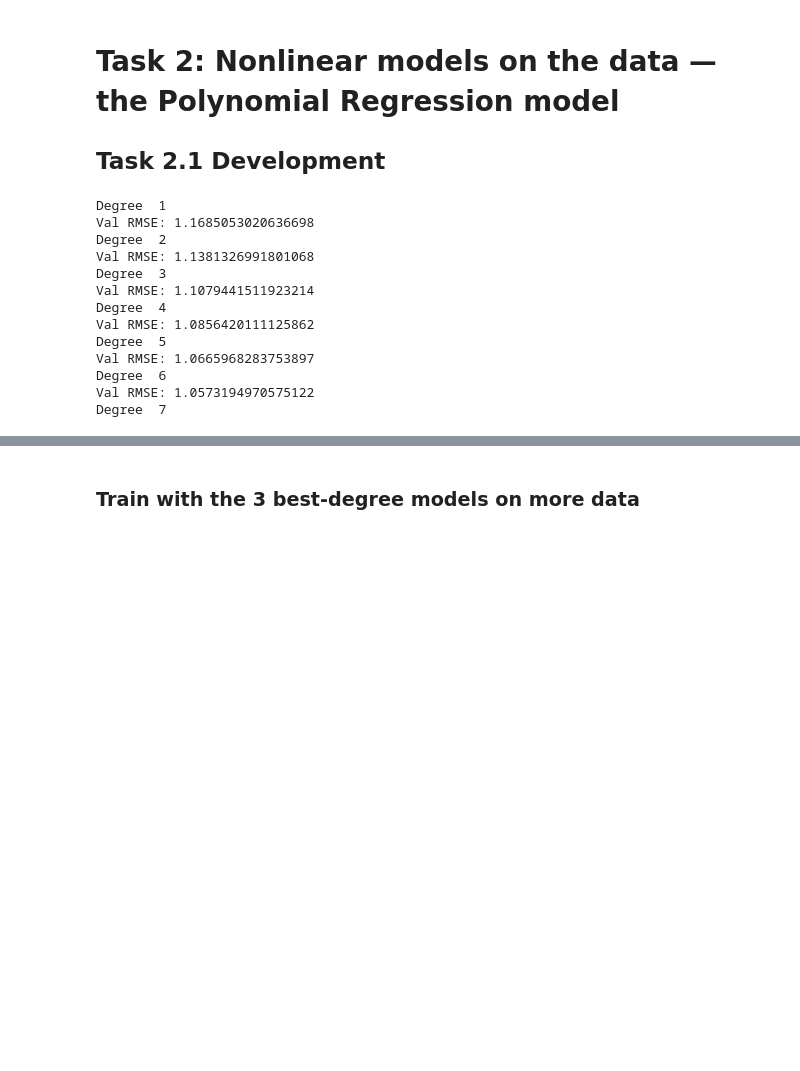
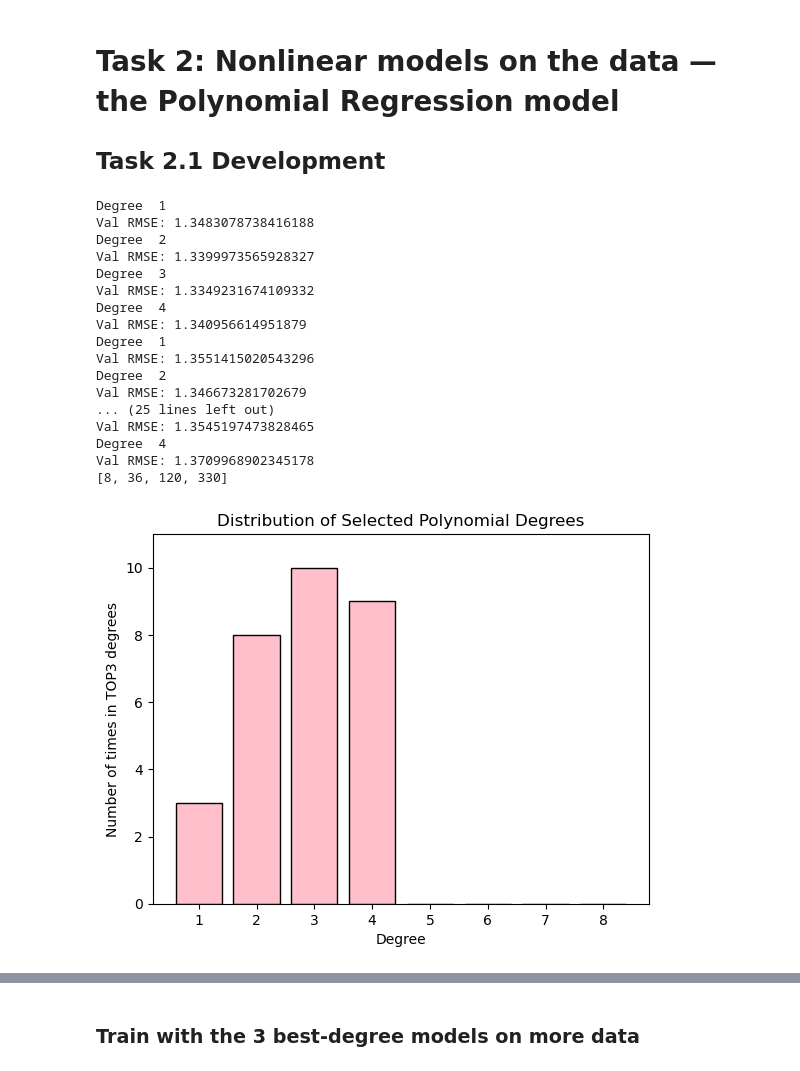
Before and after one commit to AgnJed/ML_the_3-body_problem, a Jupyter notebook: machine-learning-nova-1.ipynb, the cells around one changed output, grey strips where cells are left out. Cells and saved outputs as stored; diff of their text form; code cells hidden in the pictures; blank space fills up the shorter version.

```diff
--- a/machine-learning-nova-1.ipynb
+++ b/machine-learning-nova-1.ipynb
@@ -359,14 +359,14 @@ def validate_poly_regression(X_train, y_train, X_val, y_val, regressor=None, deg
 
     return train_scores, validation_scores, best_rsmes, best_degrees, n_features_list
 # %%
-degrees=range(1,9)
+degrees=range(1,5)
 degree_scores = {d: {'train_scores': [], 'test_scores': []} for d in degrees}
 best_rsmes = []
 best_degrees = []
 
-for _ in range(10):
+for _ in range(5):
 
-    sample_train_set = train_set.sample(frac=0.01)
+    sample_train_set = train_set.sample(frac=0.0001)
     sample_input_train = sample_train_set[["t","x_1_init", "y_1_init", "x_2_init", "y_2_init", "x_3_init", "y_3_init"]]
     sample_output_train = sample_train_set[["x_1", "y_1", "x_2", "y_2", "x_3", "y_3"]]
 
@@ -394,15 +394,47 @@ for _ in range(10):
 print(n_features_list)
 # %% [output]
 Degree  1
-Val RMSE: 1.1685053020636698
+Val RMSE: 1.3483078738416188
 Degree  2
-Val RMSE: 1.1381326991801068
+Val RMSE: 1.3399973565928327
 Degree  3
-Val RMSE: 1.1079441511923214
+Val RMSE: 1.3349231674109332
 Degree  4
-Val RMSE: 1.0856420111125862
-Degree  5
-Val RMSE: 1.0665968283753897
-Degree  6
-Val RMSE: 1.0573194970575122
-Degree  7
+Val RMSE: 1.340956614951879
+Degree  1
+Val RMSE: 1.3551415020543296
+Degree  2
+Val RMSE: 1.346673281702679
+... (25 lines left out)
+Val RMSE: 1.3545197473828465
+Degree  4
+Val RMSE: 1.3709968902345178
+[8, 36, 120, 330]
+# %%
+import matplotlib.pyplot as plt
+
+# Degrees (x-axis labels) and their counts (y-axis values)
+degrees = [1, 2, 3, 4, 5, 6, 7, 8]  # Polynomial degrees
+counts = [3, 8, 10, 9, 0, 0, 0, 0]  # Manually assigned counts, total = 30
+
+# Create bin edges so that each bar is centered on its respective integer
+bin_edges = [i - 0.5 for i in range(1, len(degrees) + 2)]  # Bin edges
+
+# Plotting the histogram manually
+plt.bar(degrees, counts, color='pink', edgecolor='black')
+
+# Set x-axis ticks to match polynomial degrees
+plt.xticks(degrees)
+
+# Setting y-axis limit to make sure the largest bar does not exceed 10
+plt.ylim(0, 11)
+
+# Add titles and labels
+plt.title('Distribution of Selected Polynomial Degrees')
+plt.xlabel('Degree')
+plt.ylabel('Number of times in TOP3 degrees')
+
+# Display the plot
+plt.show()
+# %% [output]
+[figure, added]
```
Also changed, not shown: parts of 33 cells of this notebook.
